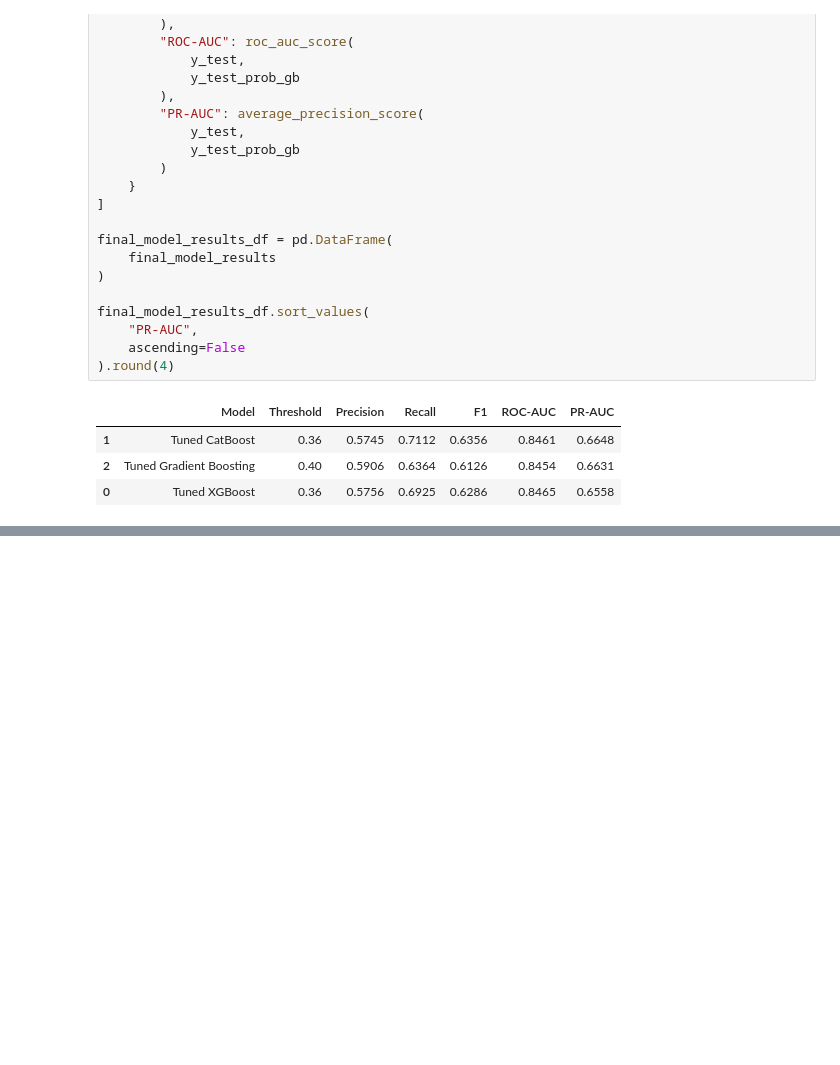
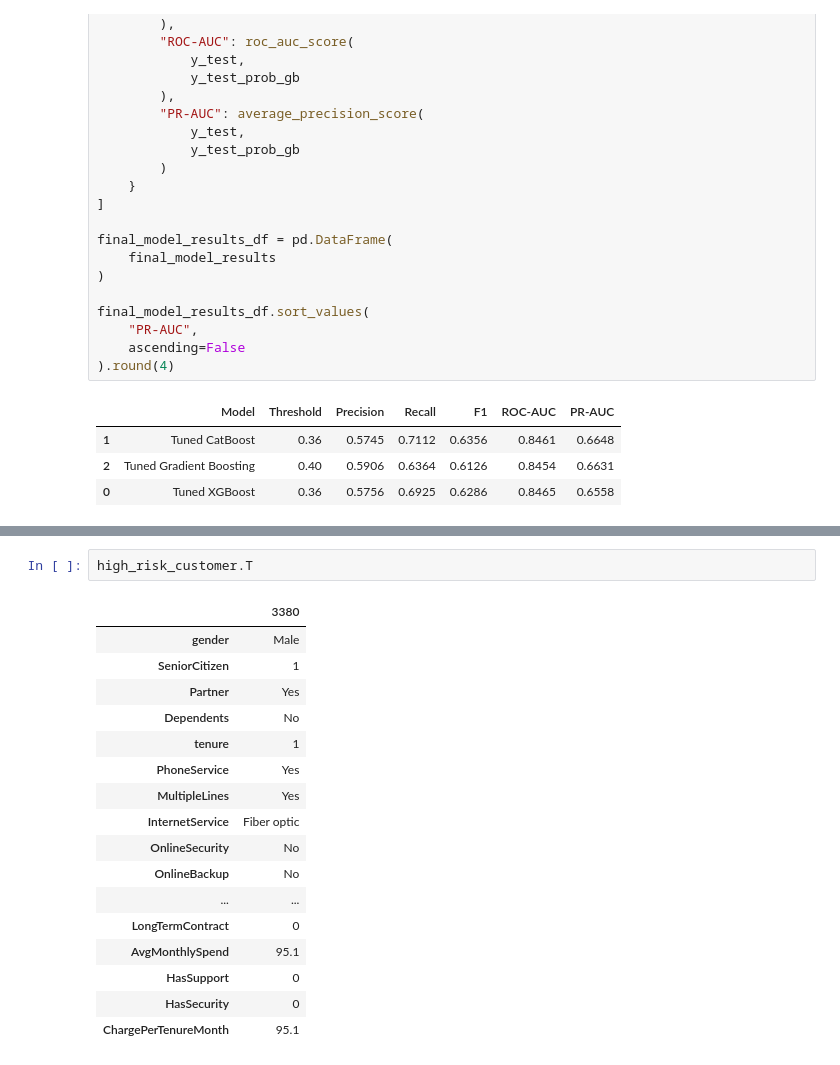
Before and after one commit to Sushil-Meher/ChurnSense, a Jupyter notebook: notebooks/01_churn_prediction.ipynb, the cells around one changed output, grey strips where cells are left out. Drawn from its saved outputs; the diff is of its cells as text; blank space fills up the shorter version.

```diff
--- a/notebooks/01_churn_prediction.ipynb
+++ b/notebooks/01_churn_prediction.ipynb
@@ -2128,0 +2241,20 @@ final_model_results_df.sort_values(
+# %%
+high_risk_customer.T
+# %% [output]
+|  | 3380 |
+| gender | Male |
+| SeniorCitizen | 1 |
+| Partner | Yes |
+| Dependents | No |
+| tenure | 1 |
+| PhoneService | Yes |
+| MultipleLines | Yes |
+| InternetService | Fiber optic |
+| OnlineSecurity | No |
+| OnlineBackup | No |
+| ... | ... |
+| LongTermContract | 0 |
+| AvgMonthlySpend | 95.1 |
+| HasSupport | 0 |
+| HasSecurity | 0 |
+| ChargePerTenureMonth | 95.1 |
```
Also changed, not shown: parts of 22 cells of this notebook.
